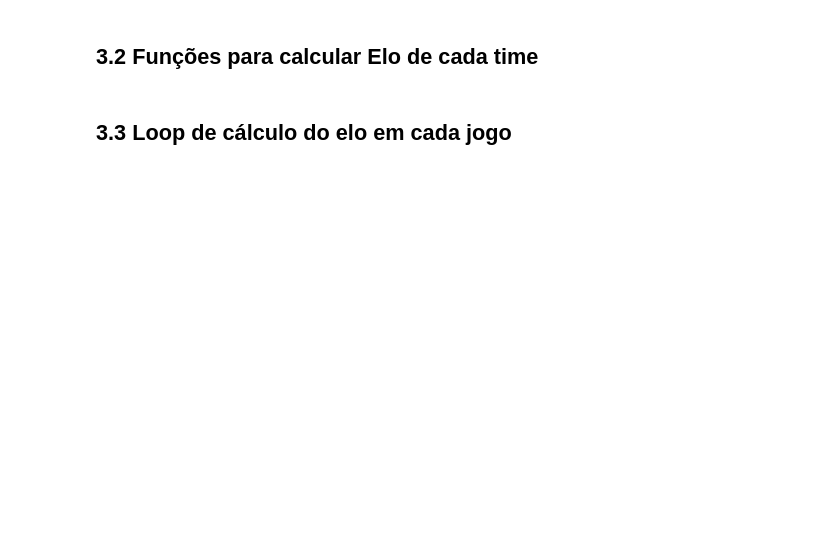
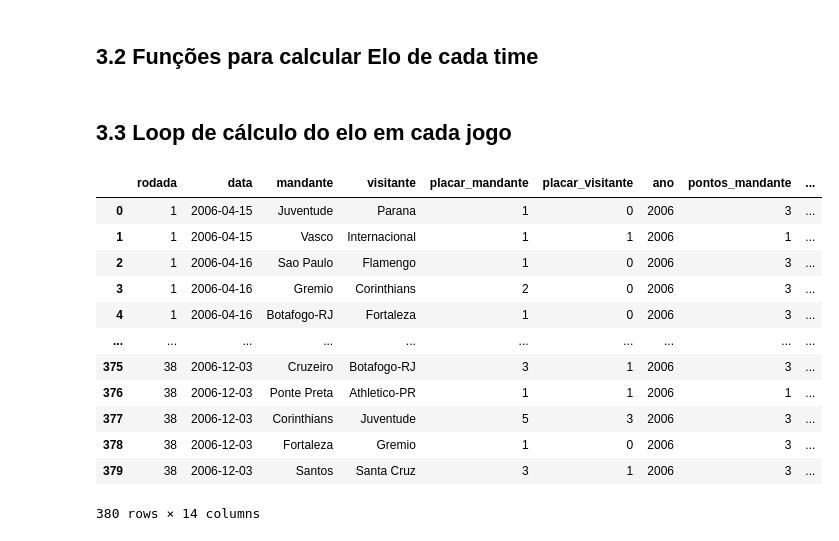
Before and after one commit to murilojusti/previsao_brasileirao, a Jupyter notebook: previsao.ipynb, the cells around one changed output. Drawn from its saved outputs; the diff is of its cells as text; code cells hidden in the pictures; blank space fills up the shorter version.

```diff
--- a/previsao.ipynb
+++ b/previsao.ipynb
@@ -164,6 +164,16 @@ pontuacao = [3, 1, 0]
 
 # Adição da coluna com as pontuações calculadas
 df['pontos_visitante'] = np.select(condicoes_pontuacao_visitante, pontuacao)
+# %%
+condicoes_resultado = [
+    df['placar_mandante'] > df['placar_visitante'],
+    df['placar_mandante'] == df['placar_visitante'],
+    df['placar_mandante'] < df['placar_visitante']
+]
+
+resultados = ['M', 'E', 'V']
+
+df['resultado'] = np.select(condicoes_resultado, resultados, default='Indefinido')
 # %%
 condicoes_resultado = [
     df['placar_mandante'] > df['placar_visitante'],
@@ -173,7 +183,8 @@ condicoes_resultado = [
 
 resultados = [1, 0.5, 0]
 
-df['resultado'] = np.select(condicoes_resultado, resultados)
+df['resultado_elo_mandante'] = np.select(condicoes_resultado, resultados)
+df['resultado_elo_visitante'] = (1-(np.select(condicoes_resultado, resultados)))
 # %%
 df.sample(5)
 # %% [output]
@@ -330,8 +341,11 @@ for jogo in df.itertuples():
     prob_m = prob_esperada_m(elo_m, elo_v, h)
     prob_v = prob_esperada_v(elo_v, elo_m, h)
 
-    novo_elo_m = atualizar_elo_m(elo_m, jogo.resultado, prob_m)
-    novo_elo_v = atualizar_elo_v(elo_v, jogo.resultado, prob_v)
+    novo_elo_m = atualizar_elo_m(elo_m, jogo.resultado_elo_mandante, prob_m)
+    novo_elo_v = atualizar_elo_v(elo_v, jogo.resultado_elo_visitante, prob_v)
+
+    elo[jogo.mandante] = novo_elo_m
+    elo[jogo.visitante] = novo_elo_v
 # %%
 df['elo_mandante_antes'] = elo_mandante_antes
 df['elo_visitante_antes'] = elo_visitante_antes
@@ -339,0 +352,16 @@ df.head(5)
+# %%
+df.head(380)
+# %% [output]
+|  | rodada | data | mandante | visitante | placar_mandante | placar_visitante | ano | pontos_mandante | ... |
+| 0 | 1 | 2006-04-15 | Juventude | Parana | 1 | 0 | 2006 | 3 | ... |
+| 1 | 1 | 2006-04-15 | Vasco | Internacional | 1 | 1 | 2006 | 1 | ... |
+| 2 | 1 | 2006-04-16 | Sao Paulo | Flamengo | 1 | 0 | 2006 | 3 | ... |
+| 3 | 1 | 2006-04-16 | Gremio | Corinthians | 2 | 0 | 2006 | 3 | ... |
+| 4 | 1 | 2006-04-16 | Botafogo-RJ | Fortaleza | 1 | 0 | 2006 | 3 | ... |
+| ... | ... | ... | ... | ... | ... | ... | ... | ... | ... |
+| 375 | 38 | 2006-12-03 | Cruzeiro | Botafogo-RJ | 3 | 1 | 2006 | 3 | ... |
+| 376 | 38 | 2006-12-03 | Ponte Preta | Athletico-PR | 1 | 1 | 2006 | 1 | ... |
+| 377 | 38 | 2006-12-03 | Corinthians | Juventude | 5 | 3 | 2006 | 3 | ... |
+| 378 | 38 | 2006-12-03 | Fortaleza | Gremio | 1 | 0 | 2006 | 3 | ... |
+| 379 | 38 | 2006-12-03 | Santos | Santa Cruz | 3 | 1 | 2006 | 3 | ... |
+380 rows × 14 columns
```
Also changed, not shown: parts of 5 cells of this notebook.
